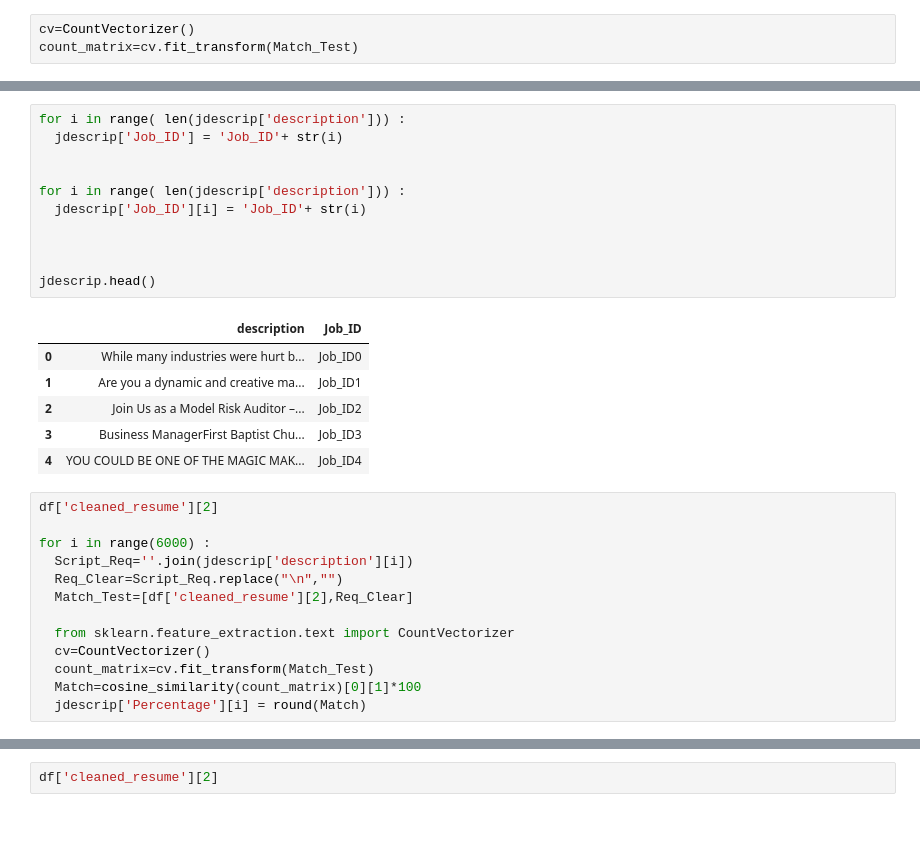
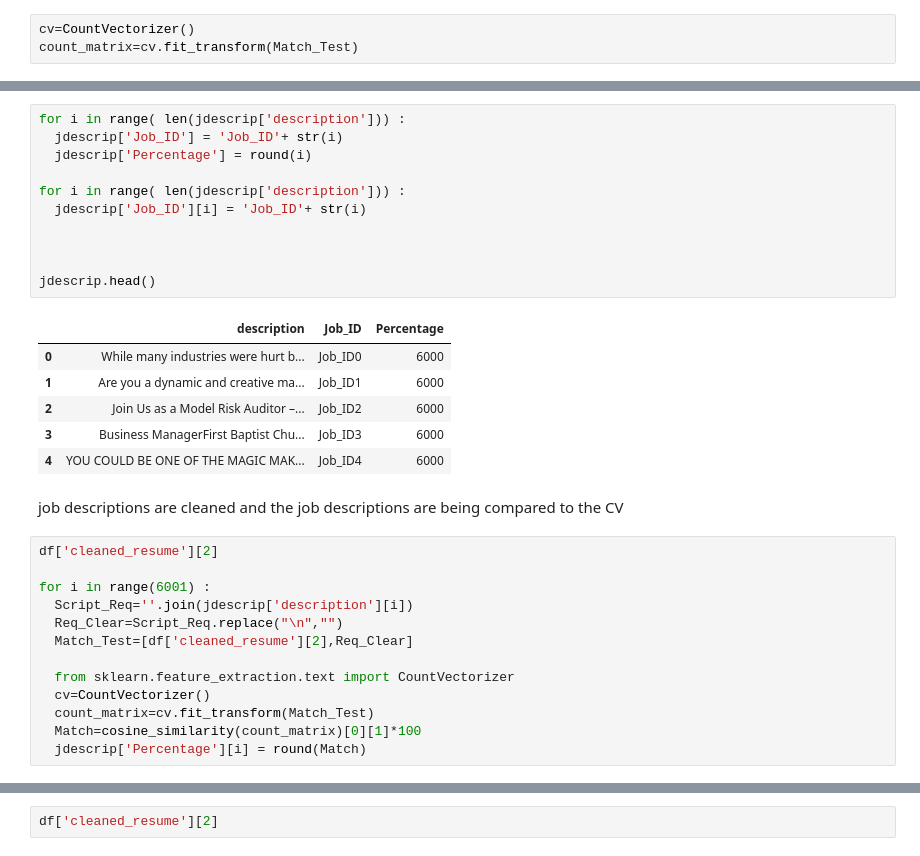
Before and after one commit to PONKAS/AI-mashup, a Jupyter notebook: CV_JOB_MATCH.ipynb, the cells around one changed output, grey strips where cells are left out. Cells and saved outputs as stored; diff of their text form; blank space fills up the shorter version.

```diff
--- a/CV_JOB_MATCH.ipynb
+++ b/CV_JOB_MATCH.ipynb
@@ -299,25 +341,27 @@ Similarity is : [[1.         0.37194376]
 # %%
 for i in range( len(jdescrip['description'])) :
   jdescrip['Job_ID'] = 'Job_ID'+ str(i)
-
+  jdescrip['Percentage'] = round(i)
 
 for i in range( len(jdescrip['description'])) :
   jdescrip['Job_ID'][i] = 'Job_ID'+ str(i)
 
 
 
 jdescrip.head()
 # %% [output]
-|  | description | Job_ID |
-| 0 | While many industries were hurt b... | Job_ID0 |
-| 1 | Are you a dynamic and creative ma... | Job_ID1 |
-| 2 | Join Us as a Model Risk Auditor –... | Job_ID2 |
-| 3 | Business ManagerFirst Baptist Chu... | Job_ID3 |
-| 4 | YOU COULD BE ONE OF THE MAGIC MAK... | Job_ID4 |
+|  | description | Job_ID | Percentage |
+| 0 | While many industries were hurt b... | Job_ID0 | 6000 |
+| 1 | Are you a dynamic and creative ma... | Job_ID1 | 6000 |
+| 2 | Join Us as a Model Risk Auditor –... | Job_ID2 | 6000 |
+| 3 | Business ManagerFirst Baptist Chu... | Job_ID3 | 6000 |
+| 4 | YOU COULD BE ONE OF THE MAGIC MAK... | Job_ID4 | 6000 |
+# %% [markdown]
+job descriptions are cleaned and the job descriptions are being compared to the CV
 # %%
 df['cleaned_resume'][2]
 
-for i in range(6000) :
+for i in range(6001) :
   Script_Req=''.join(jdescrip['description'][i])
   Req_Clear=Script_Req.replace("\n","")
   Match_Test=[df['cleaned_resume'][2],Req_Clear]
```
Also changed, not shown: parts of 30 cells of this notebook.
